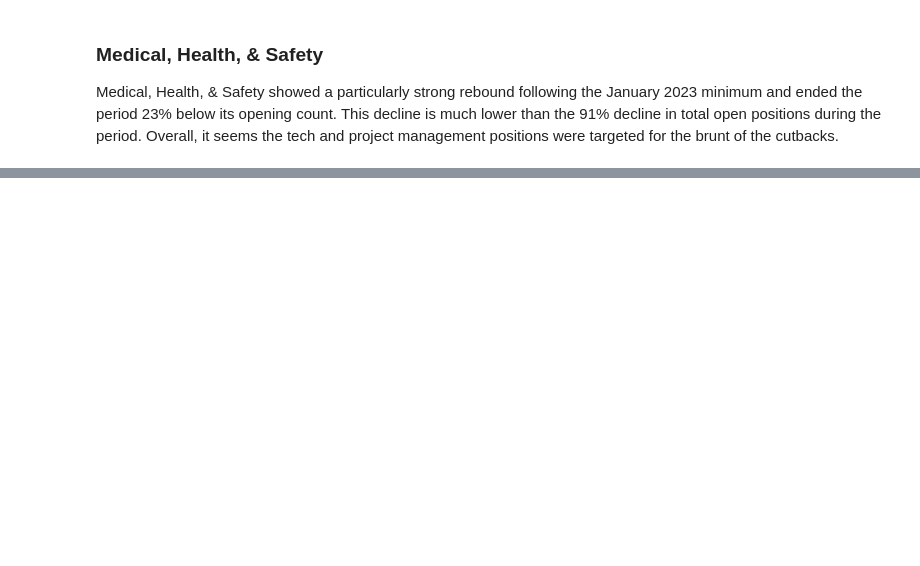
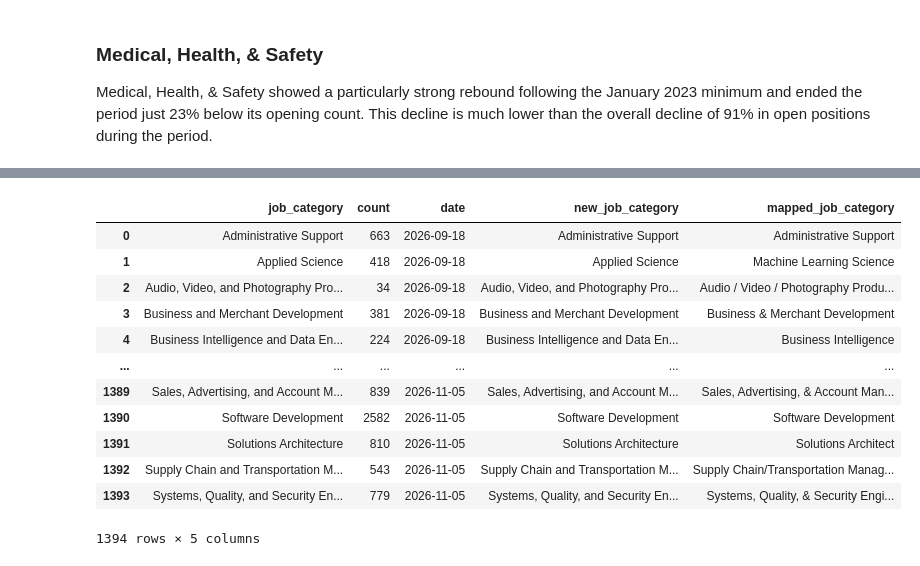
Before and after one commit to Gerarudo/amzcounts, a Jupyter notebook: src/amzcounts/manually_analyze_job_counts.ipynb, the cells around one changed output, grey strips where cells are left out. Drawn from its saved outputs; the diff is of its cells as text; code cells hidden in the pictures; blank space fills up the shorter version.

Commit message:
Added Nov 2026 data and analysis to report. Replaced dash table with Plotly table

```diff
--- a/src/amzcounts/manually_analyze_job_counts.ipynb
+++ b/src/amzcounts/manually_analyze_job_counts.ipynb
@@ -405,9 +260,16 @@ build_category_figure(counts, "Fulfillment & Operations Management")
 [interactive output not drawn]
 # %% [markdown]
 ### Medical, Health, & Safety
-Medical, Health, & Safety showed a particularly strong rebound following the January 2023 minimum and ended the period 23% below its opening count. This decline is much lower than the 91% decline in total open positions during the period. Overall, it seems the tech and project management positions were targeted for the brunt of the cutbacks.
+Medical, Health, & Safety showed a particularly strong rebound following the January 2023 minimum and ended the period just 23% below its opening count. This decline is much lower than the overall decline of 91% in open positions during the period.
 # %%
 #| echo: false
 build_category_figure(counts, "Medical, Health, & Safety")
 # %% [output]
 [interactive output not drawn]
+# %%
+#| include: false
+
+## Read the collected counts for the period September - November 2026
+
+NEW_CSV_PATH = Path.cwd().parent.parent.parent / "ja_active" / "output" / "counts" / "amz_job_counts_by_category_2026.csv"
+new_counts = pd.read_csv(NEW_CSV_PATH, parse_dates=["date"])
@@ -413,0 +287,38 @@ build_category_figure(counts, "Medical, Health, & Safety")
+# %%
+#| include: false
+
+category_mapping = {
+    'Audio, Video, & Photography Production': 'Audio / Video / Photography Production',
+ 'Buying, Planning, & In-Stock Management': 'Buying, Planning, & Instock Management',
+ 'Design': 'Amazon Design',
+ 'Finance': 'Finance and Global Business Services',
+ 'Fulfillment Center Warehouse Associate': 'Fulfillment Associate',
+ 'Project, Program, & Product Management—Non-Tech': 'Project/Program/Product Management--Non-Tech',
+ 'Project, Program, & Product Management—Technical': 'Project/Program/Product Management--Technical',
+ 'Supply Chain & Transportation Management': 'Supply Chain/Transportation Management',
+ 'Solutions Architecture': 'Solutions Architect',
+ "Business Intelligence & Data Engineering": "Business Intelligence",
+ "Applied Science": "Machine Learning Science"
+}
+# %%
+#| include: false
+
+new_counts["new_job_category"] = new_counts["job_category"].copy()
+new_counts["mapped_job_category"] = new_counts["new_job_category"].apply(lambda x: x.replace("and", "&"))
+new_counts["mapped_job_category"] = new_counts["mapped_job_category"].astype(str).replace(category_mapping)
+new_counts
+category_dict = dict(zip(new_counts["job_category"], new_counts["new_job_category"]))
+# %% [output]
+|  | job_category | count | date | new_job_category | mapped_job_category |
+| 0 | Administrative Support | 663 | 2026-09-18 | Administrative Support | Administrative Support |
+| 1 | Applied Science | 418 | 2026-09-18 | Applied Science | Machine Learning Science |
+| 2 | Audio, Video, and Photography Pro... | 34 | 2026-09-18 | Audio, Video, and Photography Pro... | Audio / Video / Photography Produ... |
+| 3 | Business and Merchant Development | 381 | 2026-09-18 | Business and Merchant Development | Business & Merchant Development |
+| 4 | Business Intelligence and Data En... | 224 | 2026-09-18 | Business Intelligence and Data En... | Business Intelligence |
+| ... | ... | ... | ... | ... | ... |
+| 1389 | Sales, Advertising, and Account M... | 839 | 2026-11-05 | Sales, Advertising, and Account M... | Sales, Advertising, & Account Man... |
+| 1390 | Software Development | 2582 | 2026-11-05 | Software Development | Software Development |
+| 1391 | Solutions Architecture | 810 | 2026-11-05 | Solutions Architecture | Solutions Architect |
+| 1392 | Supply Chain and Transportation M... | 543 | 2026-11-05 | Supply Chain and Transportation M... | Supply Chain/Transportation Manag... |
+| 1393 | Systems, Quality, and Security En... | 779 | 2026-11-05 | Systems, Quality, and Security En... | Systems, Quality, & Security Engi... |
+1394 rows × 5 columns
```
Also changed, not shown: parts of 32 cells of this notebook, 15 other files.
